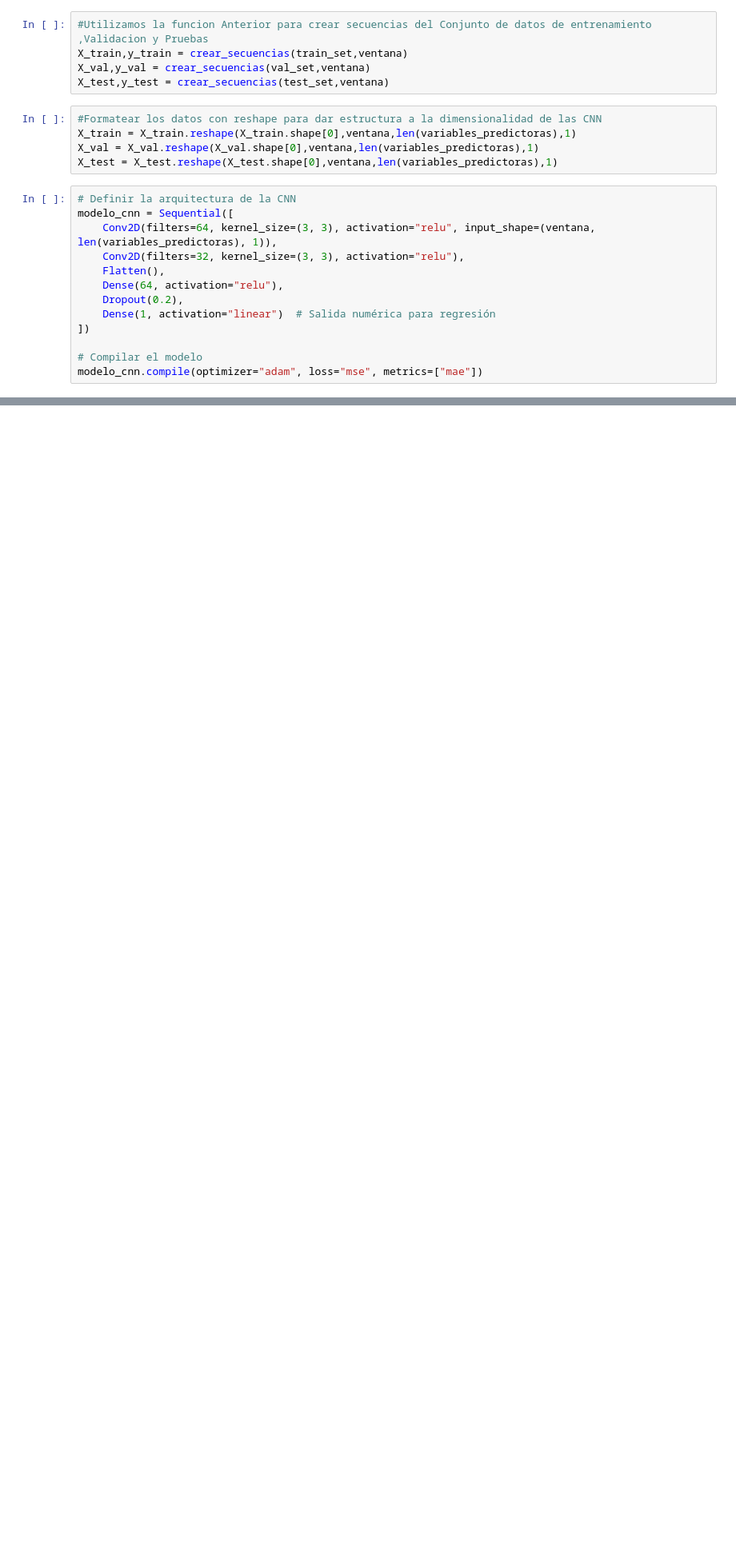
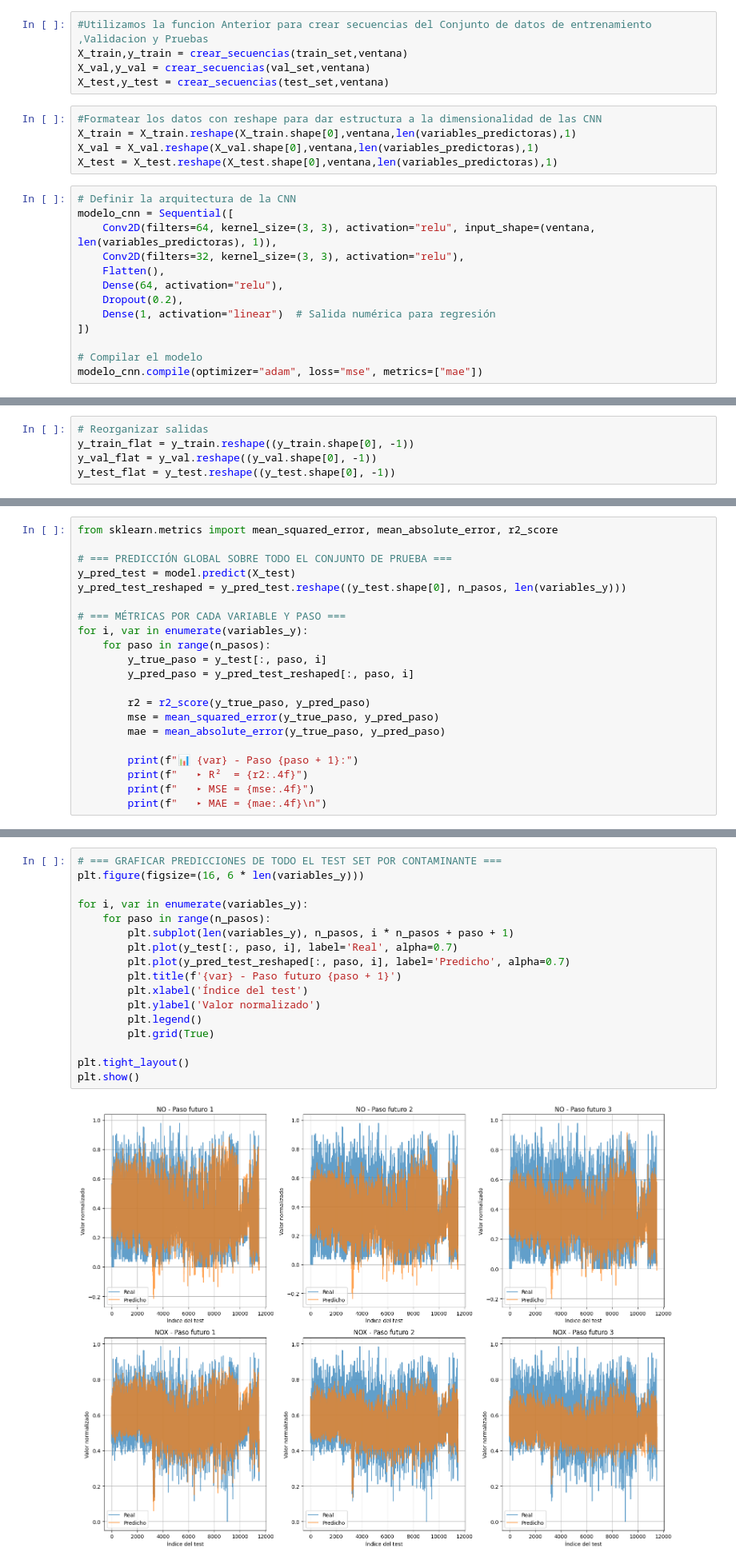
Before and after one commit to DYNAMO12345/ATmega328P-PU, a Jupyter notebook: Implementación_de_Redes_Neuronales_Artificiales_(RNA)_para_la_Predicción_de_Contaminación_del_Aire_1_0.ipynb, the cells around one changed output, grey strips where cells are left out. Shown at 80% size. Drawn from its saved outputs; the diff is of its cells as text; blank space fills up the shorter version.

```diff
--- a/Implementación_de_Redes_Neuronales_Artificiales_(RNA)_para_la_Predicción_de_Contaminación_del_Aire_1_0.ipynb
+++ b/Implementación_de_Redes_Neuronales_Artificiales_(RNA)_para_la_Predicción_de_Contaminación_del_Aire_1_0.ipynb
@@ -1049,0 +1423,5 @@ MSE: 0.36, MAE: 0.48
+# %%
+# Reorganizar salidas
+y_train_flat = y_train.reshape((y_train.shape[0], -1))
+y_val_flat = y_val.reshape((y_val.shape[0], -1))
+y_test_flat = y_test.reshape((y_test.shape[0], -1))
@@ -1049,0 +1507,21 @@ MSE: 0.36, MAE: 0.48
+# %%
+from sklearn.metrics import mean_squared_error, mean_absolute_error, r2_score
+
+# === PREDICCIÓN GLOBAL SOBRE TODO EL CONJUNTO DE PRUEBA ===
+y_pred_test = model.predict(X_test)
+y_pred_test_reshaped = y_pred_test.reshape((y_test.shape[0], n_pasos, len(variables_y)))
+
+# === MÉTRICAS POR CADA VARIABLE Y PASO ===
+for i, var in enumerate(variables_y):
+    for paso in range(n_pasos):
+        y_true_paso = y_test[:, paso, i]
+        y_pred_paso = y_pred_test_reshaped[:, paso, i]
+
+        r2 = r2_score(y_true_paso, y_pred_paso)
+        mse = mean_squared_error(y_true_paso, y_pred_paso)
+        mae = mean_absolute_error(y_true_paso, y_pred_paso)
+
+        print(f"📊 {var} - Paso {paso + 1}:")
+        print(f"   ▸ R²  = {r2:.4f}")
+        print(f"   ▸ MSE = {mse:.4f}")
+        print(f"   ▸ MAE = {mae:.4f}\n")
@@ -1049,0 +1546,19 @@ MSE: 0.36, MAE: 0.48
+# %%
+# === GRAFICAR PREDICCIONES DE TODO EL TEST SET POR CONTAMINANTE ===
+plt.figure(figsize=(16, 6 * len(variables_y)))
+
+for i, var in enumerate(variables_y):
+    for paso in range(n_pasos):
+        plt.subplot(len(variables_y), n_pasos, i * n_pasos + paso + 1)
+        plt.plot(y_test[:, paso, i], label='Real', alpha=0.7)
+        plt.plot(y_pred_test_reshaped[:, paso, i], label='Predicho', alpha=0.7)
+        plt.title(f'{var} - Paso futuro {paso + 1}')
+        plt.xlabel('Índice del test')
+        plt.ylabel('Valor normalizado')
+        plt.legend()
+        plt.grid(True)
+
+plt.tight_layout()
+plt.show()
+# %% [output]
+[figure, added]
```
Also changed, not shown: parts of 45 cells of this notebook.
